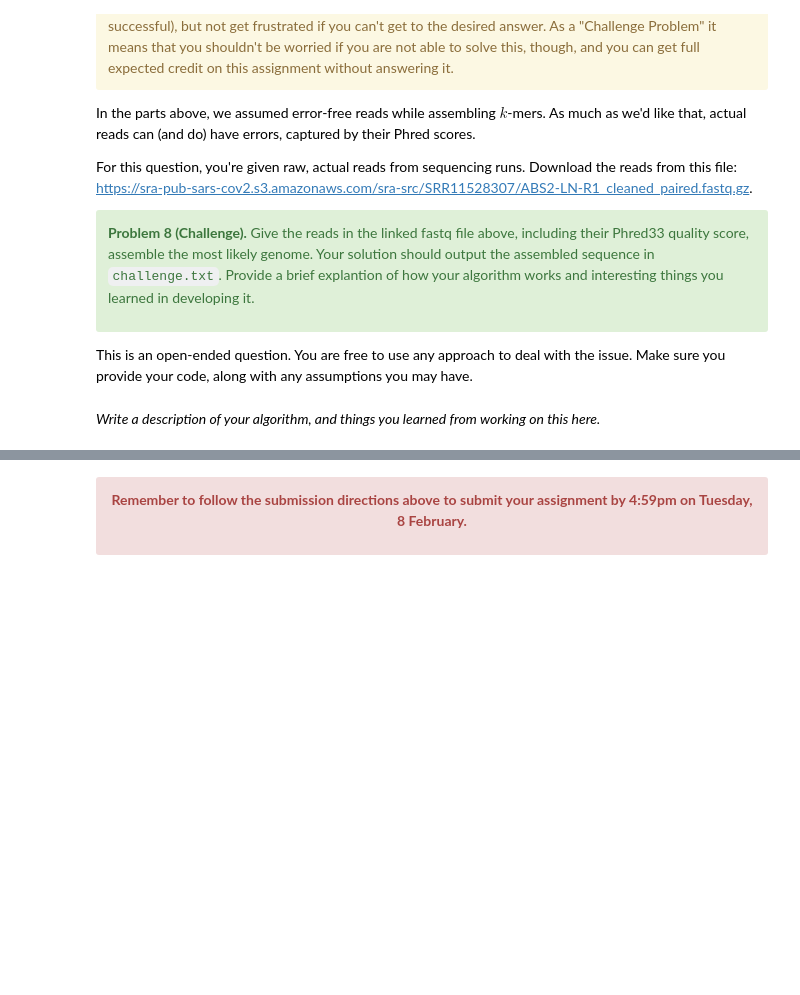
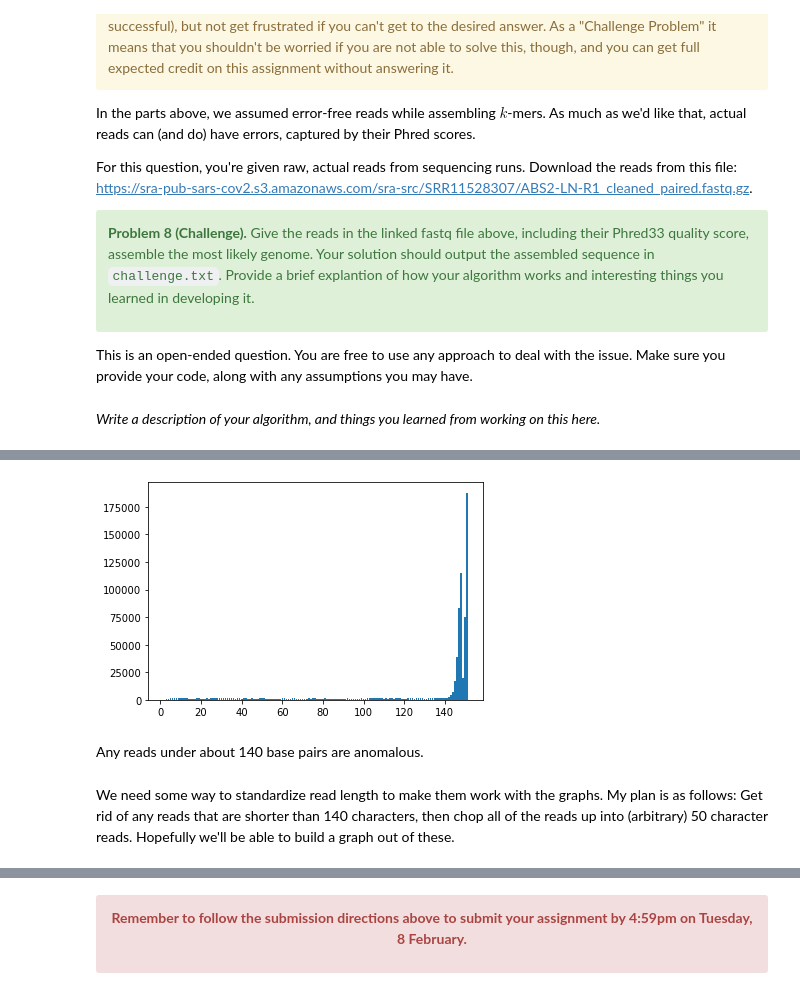
Before and after one commit to ZackBoner/Project-1-Genome-Assembly, a Jupyter notebook: project1.ipynb, the cells around one changed output, grey strips where cells are left out. Cells and saved outputs as stored; diff of their text form; code cells hidden in the pictures; blank space fills up the shorter version.

```diff
--- a/project1.ipynb
+++ b/project1.ipynb
@@ -459,0 +465,2 @@ _Write a description of your algorithm, and things you learned from working on t
+# %%
+sequence_reads_cov, qualities_cov = utils.read_fastq('ABS2-LN-R1_cleaned_paired.fastq')
@@ -459,0 +503,7 @@ _Write a description of your algorithm, and things you learned from working on t
+# %%
+lengths = Counter(len(x) for x in sequence_reads_cov)
+print("10 most common lengths")
+print(*lengths.most_common(10), sep='\n')
+print()
+print("10 least common lengths")
+print(*lengths.most_common()[:-11:-1], sep='\n')
@@ -459,0 +530,13 @@ _Write a description of your algorithm, and things you learned from working on t
+# %%
+# distribution of read lengths
+plt.bar(lengths.keys(), lengths.values());
+# %% [output]
+[figure, added]
+# %% [markdown]
+Any reads under about 140 base pairs are anomalous.
+# %% [markdown]
+We need some way to standardize read length to make them work with the graphs.
+My plan is as follows:
+Get rid of any reads that are shorter than 140 characters,
+then chop all of the reads up into (arbitrary) 50 character reads.
+Hopefully we'll be able to build a graph out of these.
```
Also changed, not shown: parts of 36 cells of this notebook, 1 other file.
